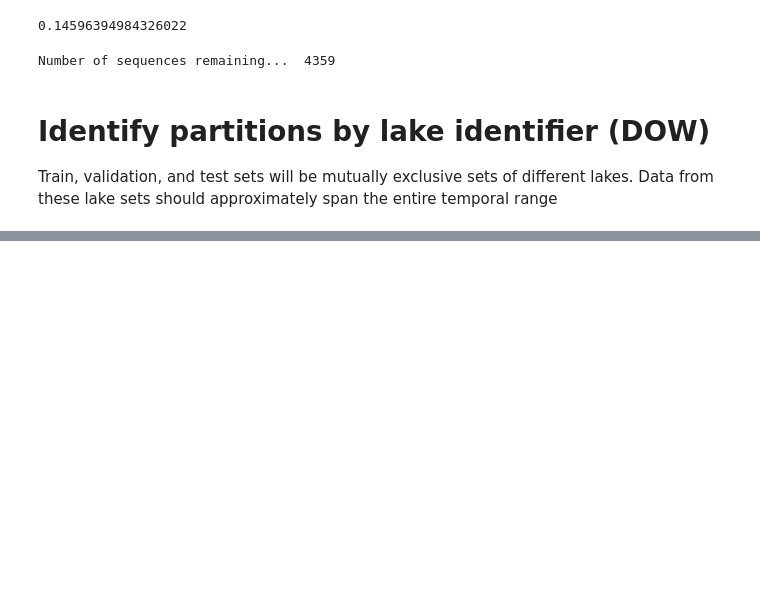
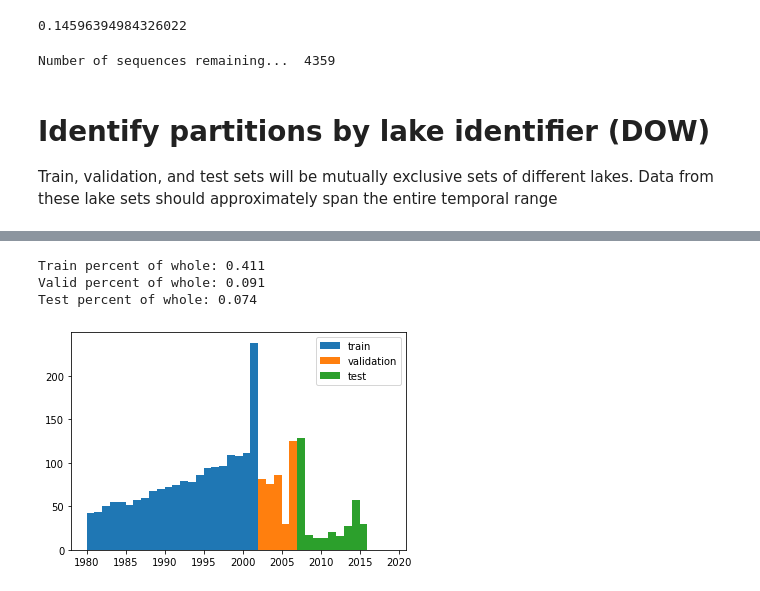
Before and after one commit to jdiaz4302/lake_ice_prediction, a Jupyter notebook: 01_process/src/C_TrainTestSplits.ipynb, the cells around one changed output, grey strips where cells are left out. Drawn from its saved outputs; the diff is of its cells as text; code cells hidden in the pictures; blank space fills up the shorter version.

```diff
--- a/01_process/src/C_TrainTestSplits.ipynb
+++ b/01_process/src/C_TrainTestSplits.ipynb
@@ -344,0 +370,25 @@ save_partition_data(test_indices, test_data_fpath)
+# %%
+# go ahead and make train past-only since it's very close to that
+train_df = train_df[train_df['year'] < 2015]
+
+# give validation a few future years
+valid_df = eval_df[eval_df['year'] <= 2006]
+
+# give test the latest years
+test_df = eval_df[eval_df['year'] > 2006]
+# %%
+# View latest temporal split
+plt.hist(train_df['year'], bins = np.arange(1980, 2020), label = 'train')
+plt.hist(valid_df['year'], bins = np.arange(1980, 2020), label = 'validation')
+plt.hist(test_df['year'], bins = np.arange(1980, 2020), label = 'test')
+plt.legend();
+
+# Print proportions (41-9-7; lost about 1/3 of data because exclusive lakes and times)
+print('Train percent of whole:', np.round(train_df.shape[0] / df.shape[0], 3))
+print('Valid percent of whole:', np.round(valid_df.shape[0] / df.shape[0], 3))
+print('Test percent of whole:', np.round(test_df.shape[0] / df.shape[0], 3))
+# %% [output]
+Train percent of whole: 0.411
+Valid percent of whole: 0.091
+Test percent of whole: 0.074
+[figure, added]
```
Also changed, not shown: parts of 36 cells of this notebook.
